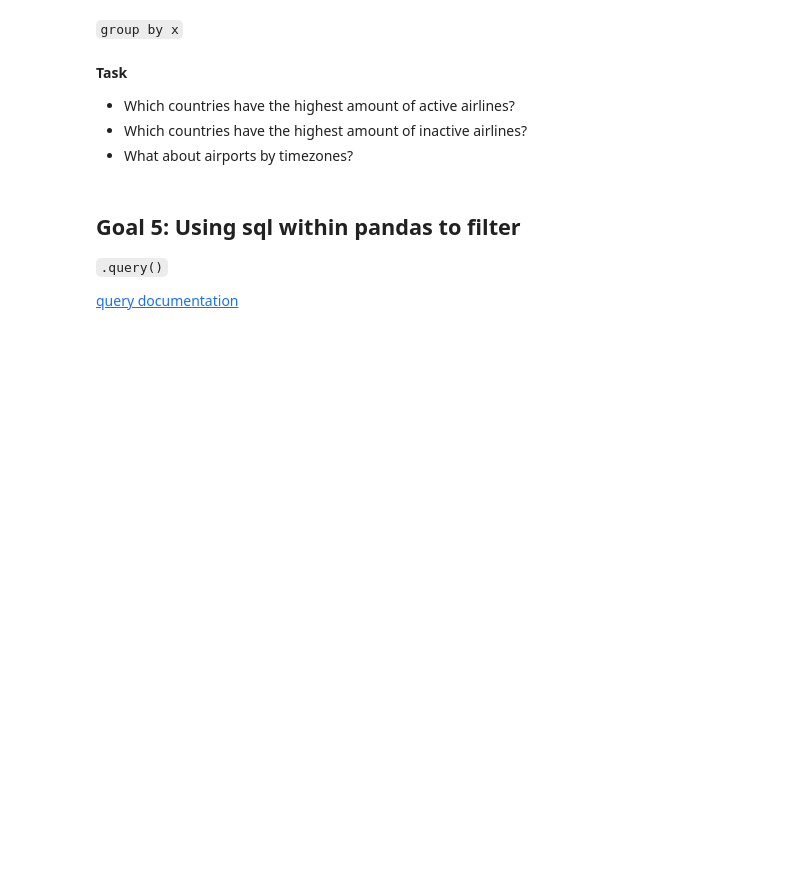
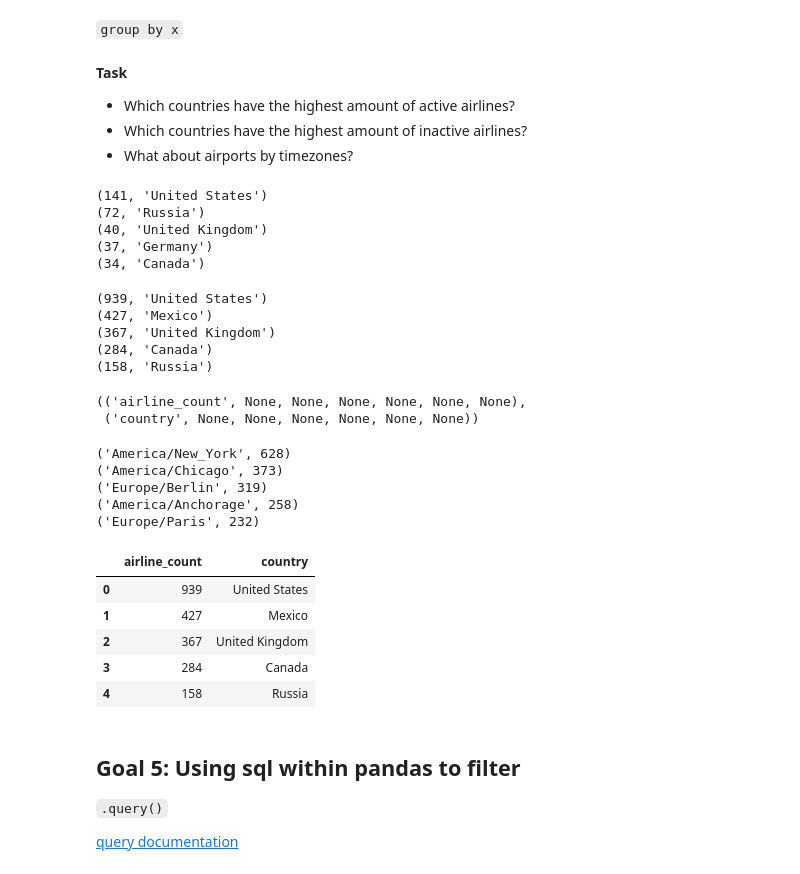
Before and after one commit to gksidhu/dc-ds-111819, a Jupyter notebook: module-2/day-1-sql/sql-to-pandas.ipynb, the cells around one changed output. Cells and saved outputs as stored; diff of their text form; code cells hidden in the pictures; blank space fills up the shorter version.

```diff
--- a/module-2/day-1-sql/sql-to-pandas.ipynb
+++ b/module-2/day-1-sql/sql-to-pandas.ipynb
@@ -372,20 +425,74 @@ Combines `select` and `group by` when you want aggregates by values
 # %%
 # Which countries have the highest amount of active airports?
 cursor.execute("""
--- your code here;
+SELECT COUNT(*) as airline_count, country
+FROM airlines
+WHERE active = 'Y'
+GROUP BY country
+ORDER BY COUNT(*) DESC
+LIMIT 5
 """)
 print(*cursor.fetchall(), sep='\n')
+# %% [output]
+(141, 'United States')
+(72, 'Russia')
+(40, 'United Kingdom')
+(37, 'Germany')
+(34, 'Canada')
 # %%
 # Which countries have the highest amount of inactive airports?
 cursor.execute("""
--- your code here;
+SELECT COUNT(*) AS airline_count, country
+FROM airlines
+WHERE active = 'N'
+GROUP BY country
+ORDER BY COUNT(*) DESC
+LIMIT 5
 """)
 print(*cursor.fetchall(), sep='\n')
+# %% [output]
+(939, 'United States')
+(427, 'Mexico')
+(367, 'United Kingdom')
+(284, 'Canada')
+(158, 'Russia')
+# %%
+cursor.description
+# %% [output]
+(('airline_count', None, None, None, None, None, None),
+ ('country', None, None, None, None, None, None))
 # %%
 # What about airports by timezones?
 cursor.execute("""
--- your code here;""")
+SELECT timezone, COUNT(*) AS num_airlines_tz
+FROM airports
+GROUP BY 1
+ORDER BY 2 DESC
+LIMIT 5
+;""")
 print(*cursor.fetchall(), sep='\n')
+# %% [output]
+('America/New_York', 628)
+('America/Chicago', 373)
+('Europe/Berlin', 319)
+('America/Anchorage', 258)
+('Europe/Paris', 232)
+# %%
+import pandas as pd
+pd.read_sql("""
+SELECT COUNT(*) AS airline_count, country
+FROM airlines
+WHERE active = 'N'
+GROUP BY country
+ORDER BY COUNT(*) DESC
+LIMIT 5;""", con)
+# %% [output]
+|  | airline_count | country |
+| 0 | 939 | United States |
+| 1 | 427 | Mexico |
+| 2 | 367 | United Kingdom |
+| 3 | 284 | Canada |
+| 4 | 158 | Russia |
 # %%
 # It's always a good idea to close our connections when we're done
 cursor.close()
```
Also changed, not shown: parts of 10 cells of this notebook.
